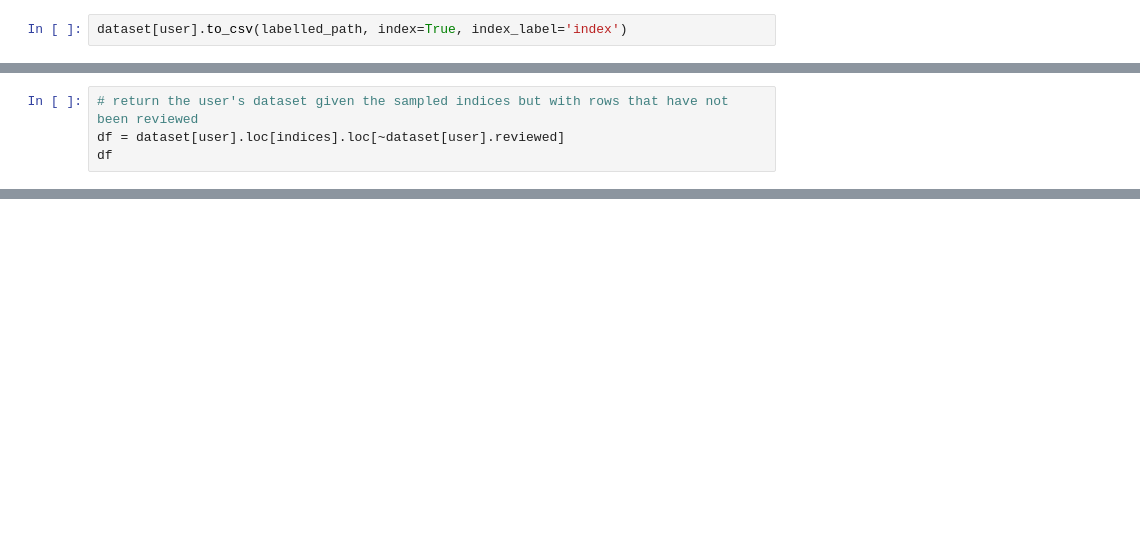
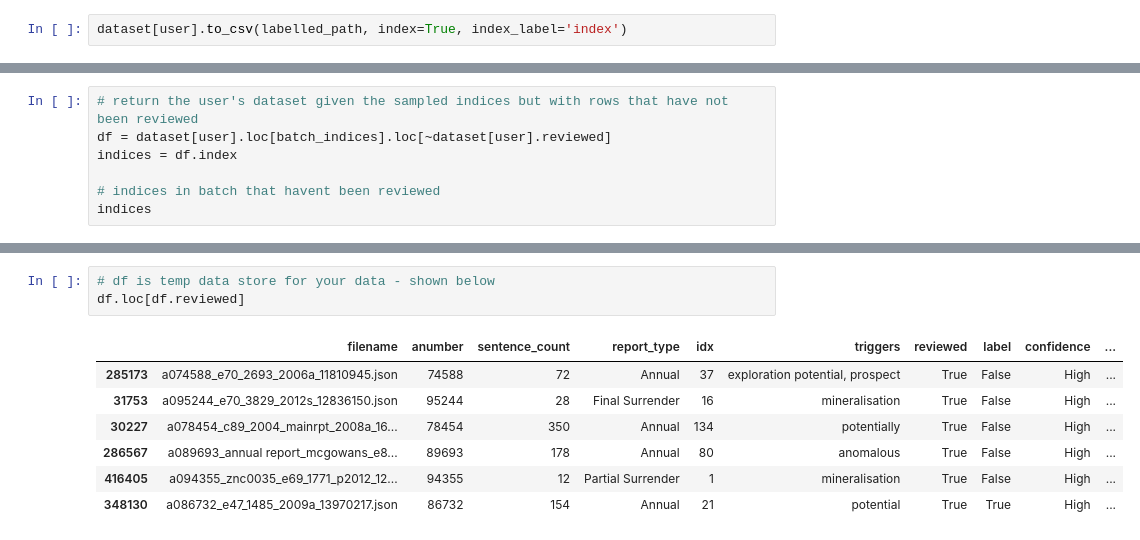
Before and after one commit to tanghyd/capstone, a Jupyter notebook: sentence_labeller.ipynb, the cells around one changed output, grey strips where cells are left out. Cells and saved outputs as stored; diff of their text form; blank space fills up the shorter version.

```diff
--- a/sentence_labeller.ipynb
+++ b/sentence_labeller.ipynb
@@ -162,5 +151,8 @@ Int64Index([532931, 523097, 355152, 276101, 390913, 208675, 395272, 265797,
 # %%
 # return the user's dataset given the sampled indices but with rows that have not been reviewed
-df = dataset[user].loc[indices].loc[~dataset[user].reviewed]
-df
+df = dataset[user].loc[batch_indices].loc[~dataset[user].reviewed]
+indices = df.index
+
+# indices in batch that havent been reviewed
+indices
 # %% [output]
@@ -461,3 +455,14 @@ VBox(children=(HBox(children=(Button(button_style='success', description='Near M
 ToggleButtons(description='Confidence', index=2, options=('Low', 'Medium', 'High'), tooltips=('An uncertain in…
 [interactive output not drawn]
 ... (4 outputs left out)
+# %%
+# df is temp data store for your data - shown below
+df.loc[df.reviewed]
+# %% [output]
+|  | filename | anumber | sentence_count | report_type | idx | triggers | reviewed | label | confidence | ... |
+| 285173 | a074588_e70_2693_2006a_11810945.json | 74588 | 72 | Annual | 37 | exploration potential, prospect | True | False | High | ... |
+| 31753 | a095244_e70_3829_2012s_12836150.json | 95244 | 28 | Final Surrender | 16 | mineralisation | True | False | High | ... |
+| 30227 | a078454_c89_2004_mainrpt_2008a_16... | 78454 | 350 | Annual | 134 | potentially | True | False | High | ... |
+| 286567 | a089693_annual report_mcgowans_e8... | 89693 | 178 | Annual | 80 | anomalous | True | False | High | ... |
+| 416405 | a094355_znc0035_e69_1771_p2012_12... | 94355 | 12 | Partial Surrender | 1 | mineralisation | True | False | High | ... |
+| 348130 | a086732_e47_1485_2009a_13970217.json | 86732 | 154 | Annual | 21 | potential | True | True | High | ... |
```
Also changed, not shown: parts of 10 cells of this notebook.
